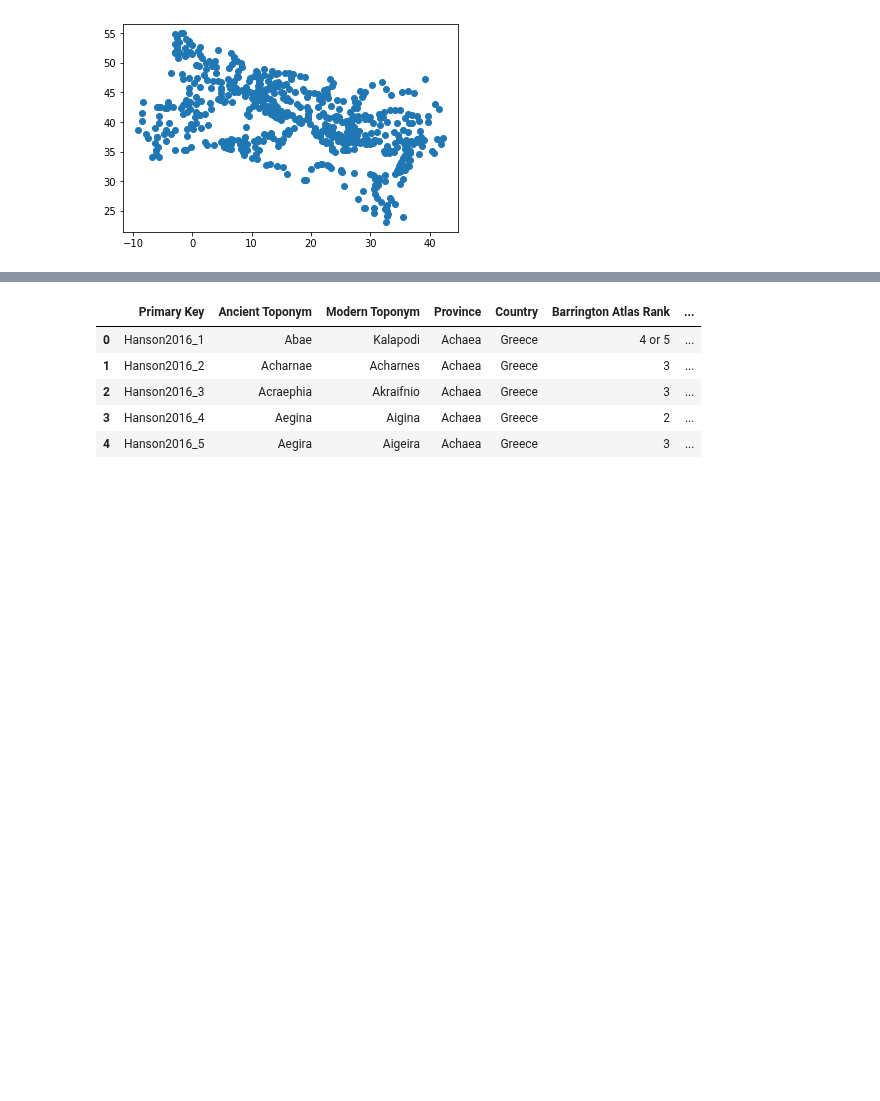
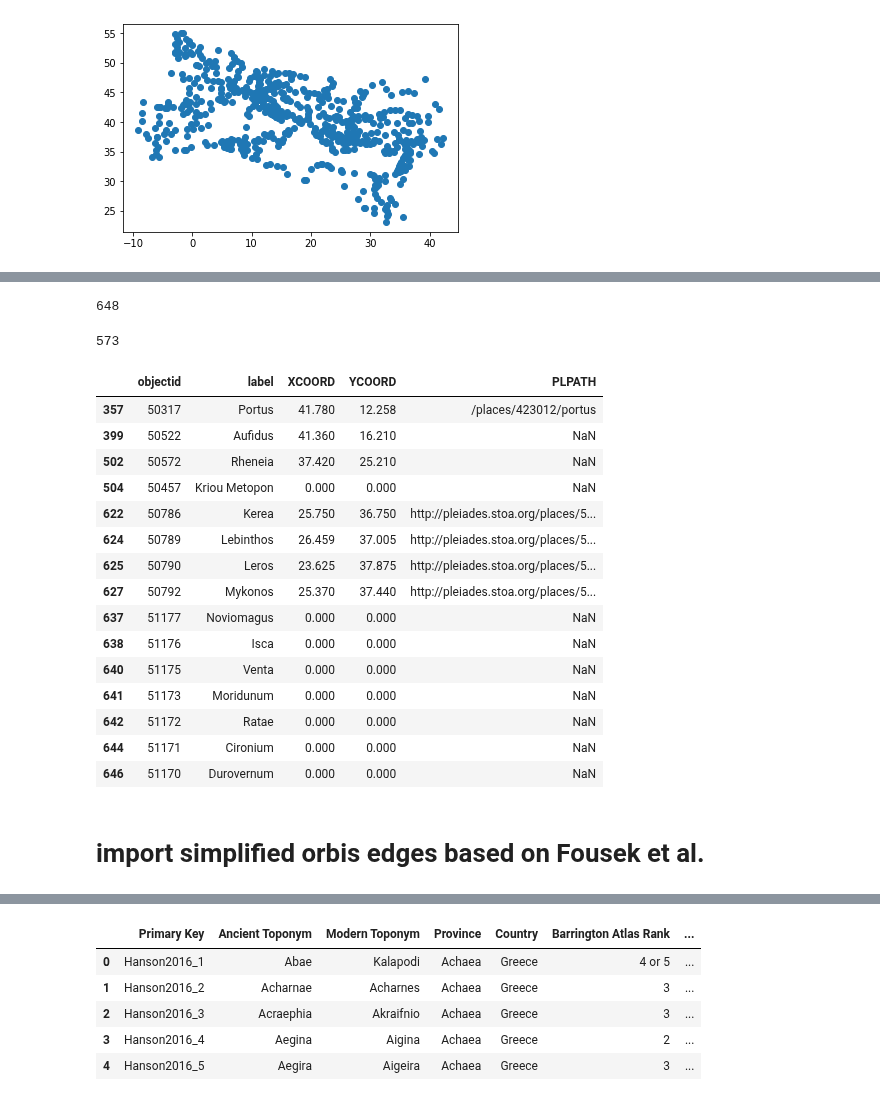
Before and after one commit to sdam-au/LI_ETL, a Jupyter notebook: scripts/MAPPING_ORBIS&HANSON&LIRE.ipynb, the cells around one changed output, grey strips where cells are left out. Saved outputs shown, nothing was run; the diff lists cells and outputs as text; code cells hidden in the pictures; blank space fills up the shorter version.

```diff
--- a/scripts/MAPPING_ORBIS&HANSON&LIRE.ipynb
+++ b/scripts/MAPPING_ORBIS&HANSON&LIRE.ipynb
@@ -62,0 +74,31 @@ orbis_nodes_g.plot()
+# %%
+len(orbis_nodes_fousek)
+# %% [output]
+648
+# %%
+# but with valid coordinates
+len(orbis_nodes_fousek[orbis_nodes_fousek["XCOORD"] !=0])
+# %% [output]
+573
+# %%
+# nodes only in fousek
+orbis_nodes_fousek[~orbis_nodes_fousek["objectid"].isin(orbis_nodes_meeks_ids)]
+# %% [output]
+|  | objectid | label | XCOORD | YCOORD | PLPATH |
+| 357 | 50317 | Portus | 41.780 | 12.258 | /places/423012/portus |
+| 399 | 50522 | Aufidus | 41.360 | 16.210 | NaN |
+| 502 | 50572 | Rheneia | 37.420 | 25.210 | NaN |
+| 504 | 50457 | Kriou Metopon | 0.000 | 0.000 | NaN |
+| 622 | 50786 | Kerea | 25.750 | 36.750 | http://pleiades.stoa.org/places/5... |
+| 624 | 50789 | Lebinthos | 26.459 | 37.005 | http://pleiades.stoa.org/places/5... |
+| 625 | 50790 | Leros | 23.625 | 37.875 | http://pleiades.stoa.org/places/5... |
+| 627 | 50792 | Mykonos | 25.370 | 37.440 | http://pleiades.stoa.org/places/5... |
+| 637 | 51177 | Noviomagus | 0.000 | 0.000 | NaN |
+| 638 | 51176 | Isca | 0.000 | 0.000 | NaN |
+| 640 | 51175 | Venta | 0.000 | 0.000 | NaN |
+| 641 | 51173 | Moridunum | 0.000 | 0.000 | NaN |
+| 642 | 51172 | Ratae | 0.000 | 0.000 | NaN |
+| 644 | 51171 | Cironium | 0.000 | 0.000 | NaN |
+| 646 | 51170 | Durovernum | 0.000 | 0.000 | NaN |
+# %% [markdown]
+# import simplified orbis edges based on Fousek et al.
```
Also changed, not shown: parts of 19 cells of this notebook.
